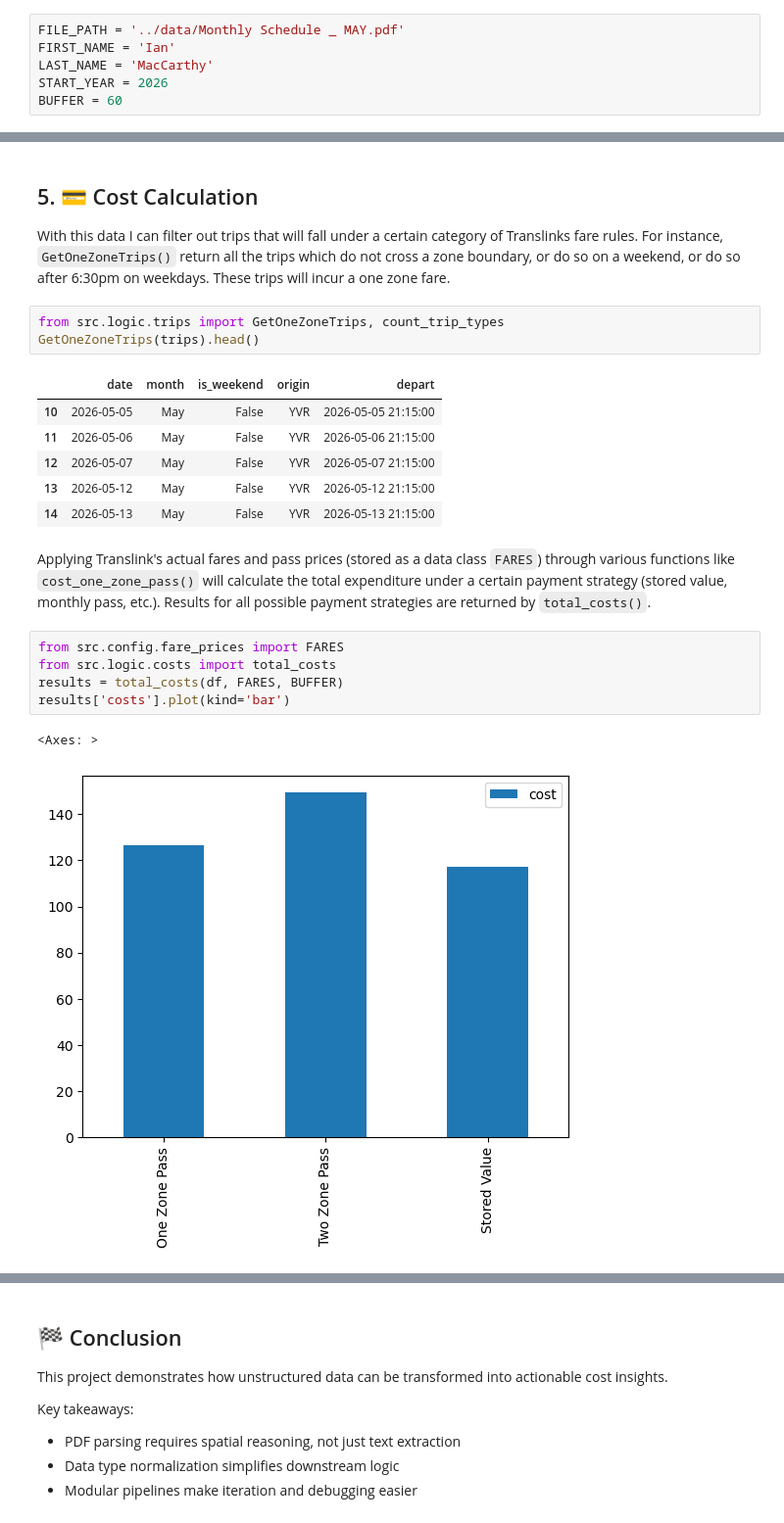
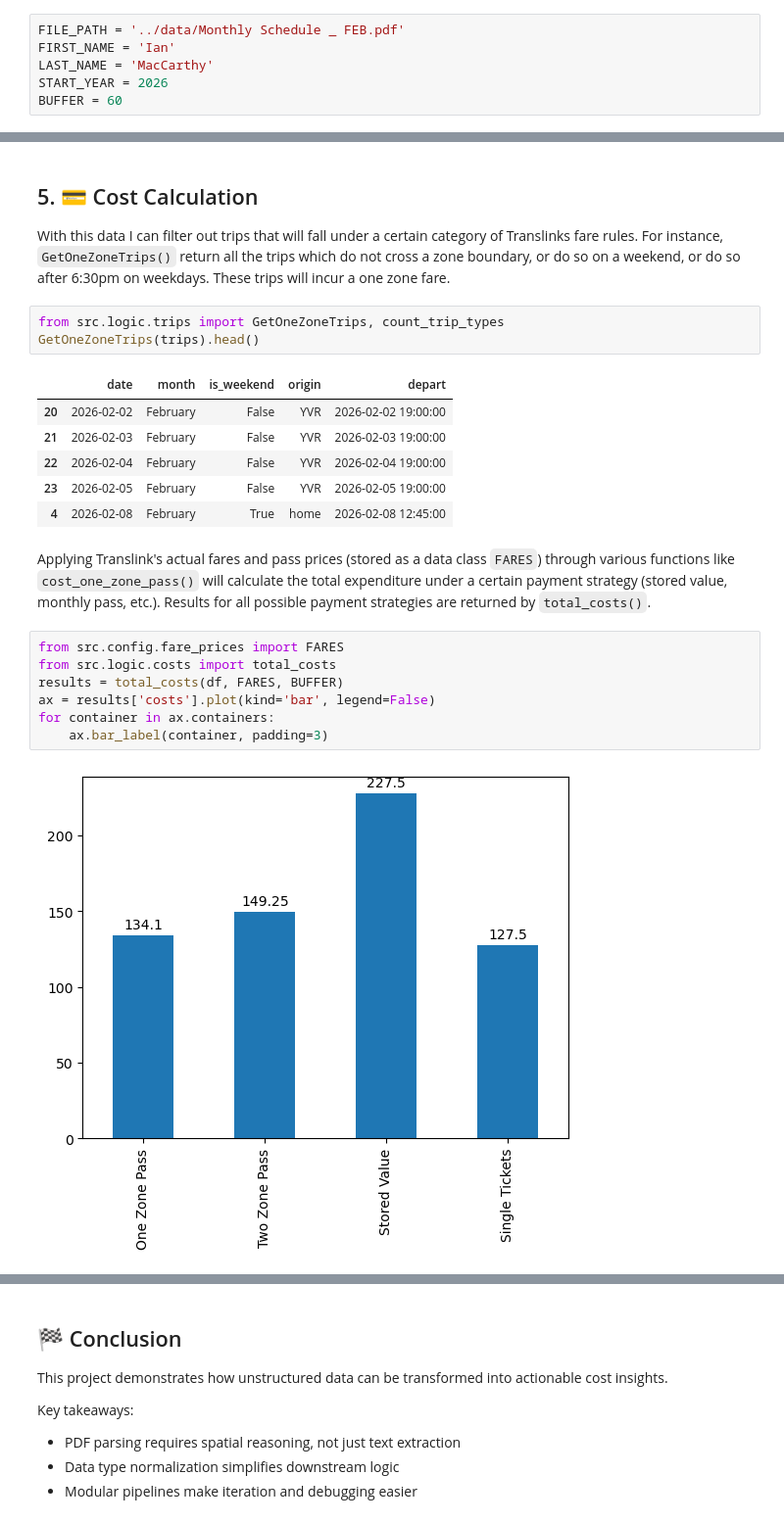
Before and after one commit to imax37/compass-dash, a Jupyter notebook: notebooks/demo.ipynb, the cells around one changed output, grey strips where cells are left out. Shown at 98% size. Drawn from its saved outputs; the diff is of its cells as text.

```diff
--- a/notebooks/demo.ipynb
+++ b/notebooks/demo.ipynb
@@ -19,7 +19,7 @@ sys.path.append(os.path.abspath(".."))
 # %% [markdown]
 Parameters that I'll be using in the following demonstration:
 # %%
-FILE_PATH = '../data/Monthly Schedule _ MAY.pdf'
+FILE_PATH = '../data/Monthly Schedule _ FEB.pdf'
 FIRST_NAME = 'Ian'
 LAST_NAME = 'MacCarthy'
 START_YEAR = 2026
@@ -154,21 +154,22 @@ from src.logic.trips import GetOneZoneTrips, count_trip_types
 GetOneZoneTrips(trips).head()
 # %% [output]
 |  | date | month | is_weekend | origin | depart |
-| 10 | 2026-05-05 | May | False | YVR | 2026-05-05 21:15:00 |
-| 11 | 2026-05-06 | May | False | YVR | 2026-05-06 21:15:00 |
-| 12 | 2026-05-07 | May | False | YVR | 2026-05-07 21:15:00 |
-| 13 | 2026-05-12 | May | False | YVR | 2026-05-12 21:15:00 |
-| 14 | 2026-05-13 | May | False | YVR | 2026-05-13 21:15:00 |
+| 20 | 2026-02-02 | February | False | YVR | 2026-02-02 19:00:00 |
+| 21 | 2026-02-03 | February | False | YVR | 2026-02-03 19:00:00 |
+| 22 | 2026-02-04 | February | False | YVR | 2026-02-04 19:00:00 |
+| 23 | 2026-02-05 | February | False | YVR | 2026-02-05 19:00:00 |
+| 4 | 2026-02-08 | February | True | home | 2026-02-08 12:45:00 |
 # %% [markdown]
 Applying Translink's actual fares and pass prices (stored as a data class `FARES`) through various functions like `cost_one_zone_pass()` will calculate the total expenditure under a certain payment strategy (stored value, monthly pass, etc.). Results for all possible payment strategies are returned by `total_costs()`.
 # %%
 from src.config.fare_prices import FARES
 from src.logic.costs import total_costs
 results = total_costs(df, FARES, BUFFER)
-results['costs'].plot(kind='bar')
+ax = results['costs'].plot(kind='bar', legend=False)
+for container in ax.containers:
+    ax.bar_label(container, padding=3)
 # %% [output]
-<Axes: >
-[figure, old version]
+[figure, new version]
 # %% [markdown]
 ## 6. 📊 Interpretation
 
```
Also changed, not shown: parts of 6 cells of this notebook.
